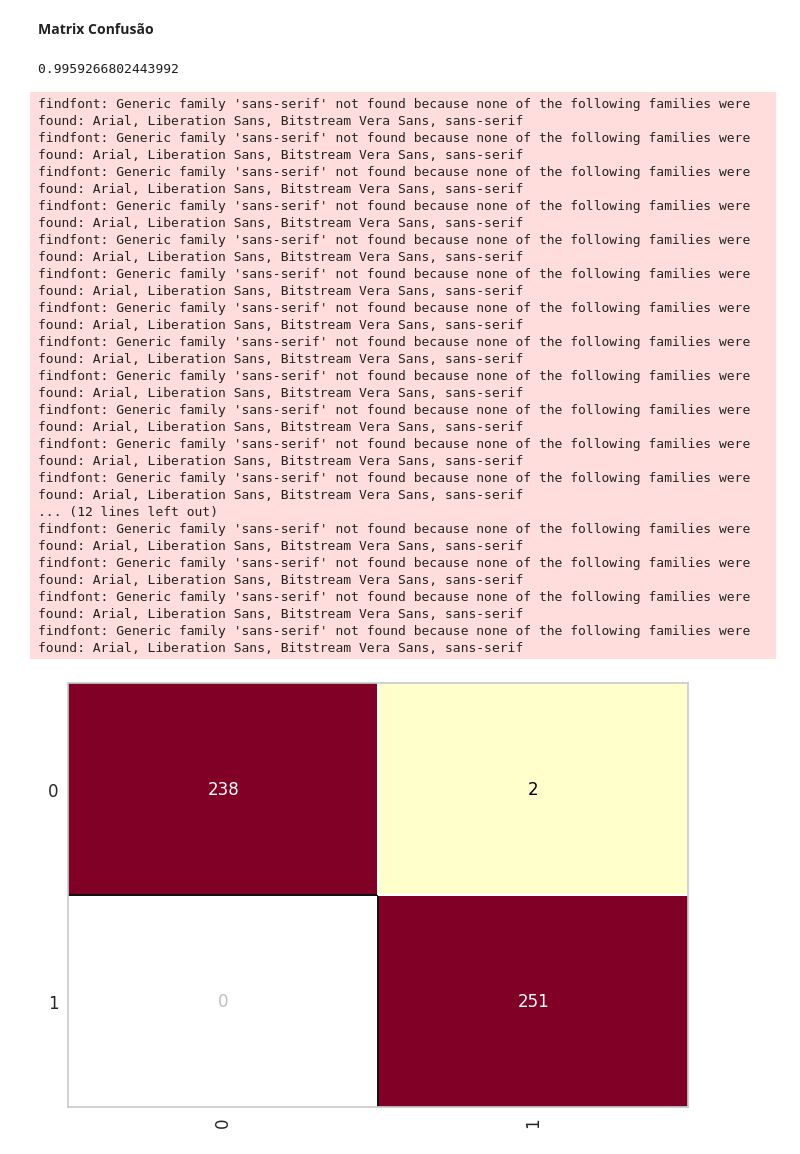
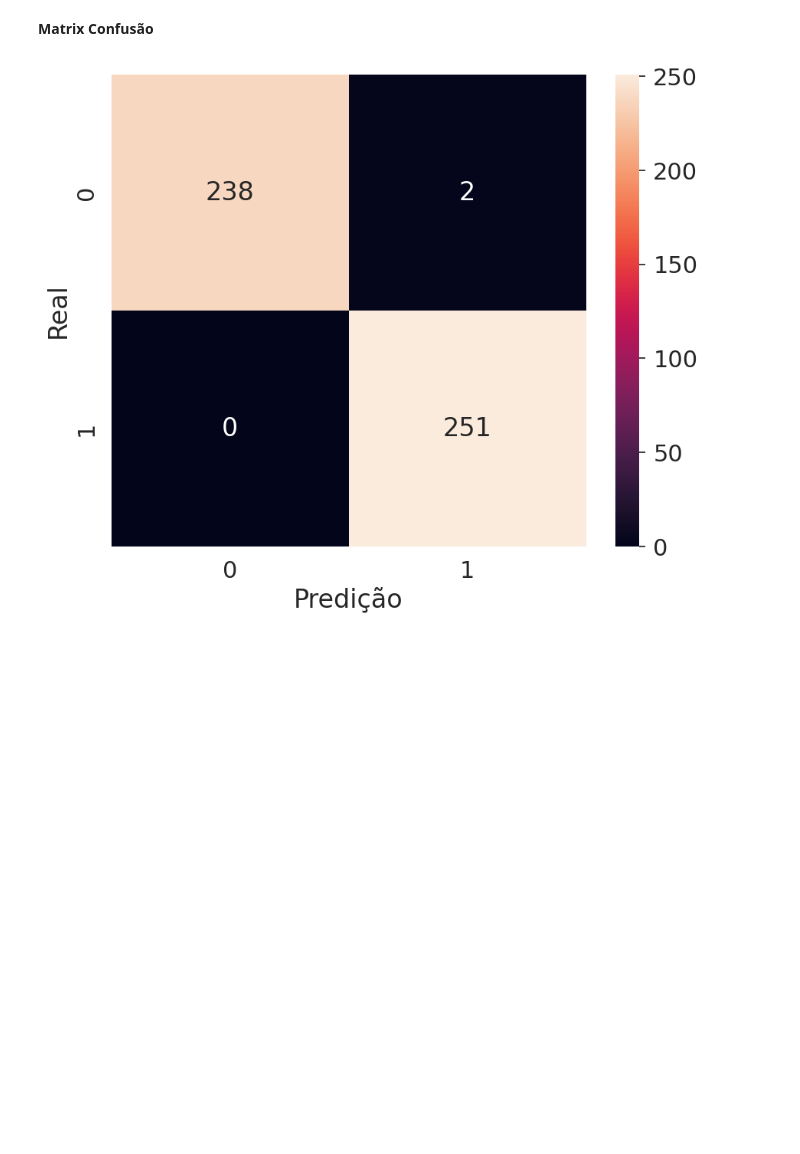
Before and after one commit to rafflds/bons_maus_pagadores_emprestimo, a Jupyter notebook: Dados_emprestimos.ipynb, the cells around one changed output. Cells and saved outputs as stored; diff of their text form; code cells hidden in the pictures; blank space fills up the shorter version.

```diff
--- a/Dados_emprestimos.ipynb
+++ b/Dados_emprestimos.ipynb
@@ -444,27 +444,14 @@ pickle.dump(random, open('random.sav', 'wb'))
 random = pickle.load(open('random.sav', 'rb'))
 # %% [markdown]
 **Matrix Confusão**
-# %%
-cm = ConfusionMatrix(random)
-cm.fit(x_train, y_train)
-cm.score(x_test, y_test)
-# %% [output]
-0.9959266802443992
-findfont: Generic family 'sans-serif' not found because none of the following families were found: Arial, Liberation Sans, Bitstream Vera Sans, sans-serif
-findfont: Generic family 'sans-serif' not found because none of the following families were found: Arial, Liberation Sans, Bitstream Vera Sans, sans-serif
-findfont: Generic family 'sans-serif' not found because none of the following families were found: Arial, Liberation Sans, Bitstream Vera Sans, sans-serif
-findfont: Generic family 'sans-serif' not found because none of the following families were found: Arial, Liberation Sans, Bitstream Vera Sans, sans-serif
-findfont: Generic family 'sans-serif' not found because none of the following families were found: Arial, Liberation Sans, Bitstream Vera Sans, sans-serif
-findfont: Generic family 'sans-serif' not found because none of the following families were found: Arial, Liberation Sans, Bitstream Vera Sans, sans-serif
-findfont: Generic family 'sans-serif' not found because none of the following families were found: Arial, Liberation Sans, Bitstream Vera Sans, sans-serif
-findfont: Generic family 'sans-serif' not found because none of the following families were found: Arial, Liberation Sans, Bitstream Vera Sans, sans-serif
-findfont: Generic family 'sans-serif' not found because none of the following families were found: Arial, Liberation Sans, Bitstream Vera Sans, sans-serif
-findfont: Generic family 'sans-serif' not found because none of the following families were found: Arial, Liberation Sans, Bitstream Vera Sans, sans-serif
-findfont: Generic family 'sans-serif' not found because none of the following families were found: Arial, Liberation Sans, Bitstream Vera Sans, sans-serif
-findfont: Generic family 'sans-serif' not found because none of the following families were found: Arial, Liberation Sans, Bitstream Vera Sans, sans-serif
-... (12 lines left out)
-findfont: Generic family 'sans-serif' not found because none of the following families were found: Arial, Liberation Sans, Bitstream Vera Sans, sans-serif
-findfont: Generic family 'sans-serif' not found because none of the following families were found: Arial, Liberation Sans, Bitstream Vera Sans, sans-serif
-findfont: Generic family 'sans-serif' not found because none of the following families were found: Arial, Liberation Sans, Bitstream Vera Sans, sans-serif
-findfont: Generic family 'sans-serif' not found because none of the following families were found: Arial, Liberation Sans, Bitstream Vera Sans, sans-serif
-[figure, removed]
+# %%
+MC = confusion_matrix(y_test, previsoes)
+MC
+
+# Gráfico
+plt.figure(figsize = (10, 8))
+sns.set(font_scale = 2)
+sns.heatmap(MC, annot = True, fmt = "d").set(xlabel = "Predição", ylabel = "Real")
+plt.show()
+# %% [output]
+[figure, added]
```
Also changed, not shown: parts of 1 cell of this notebook.
